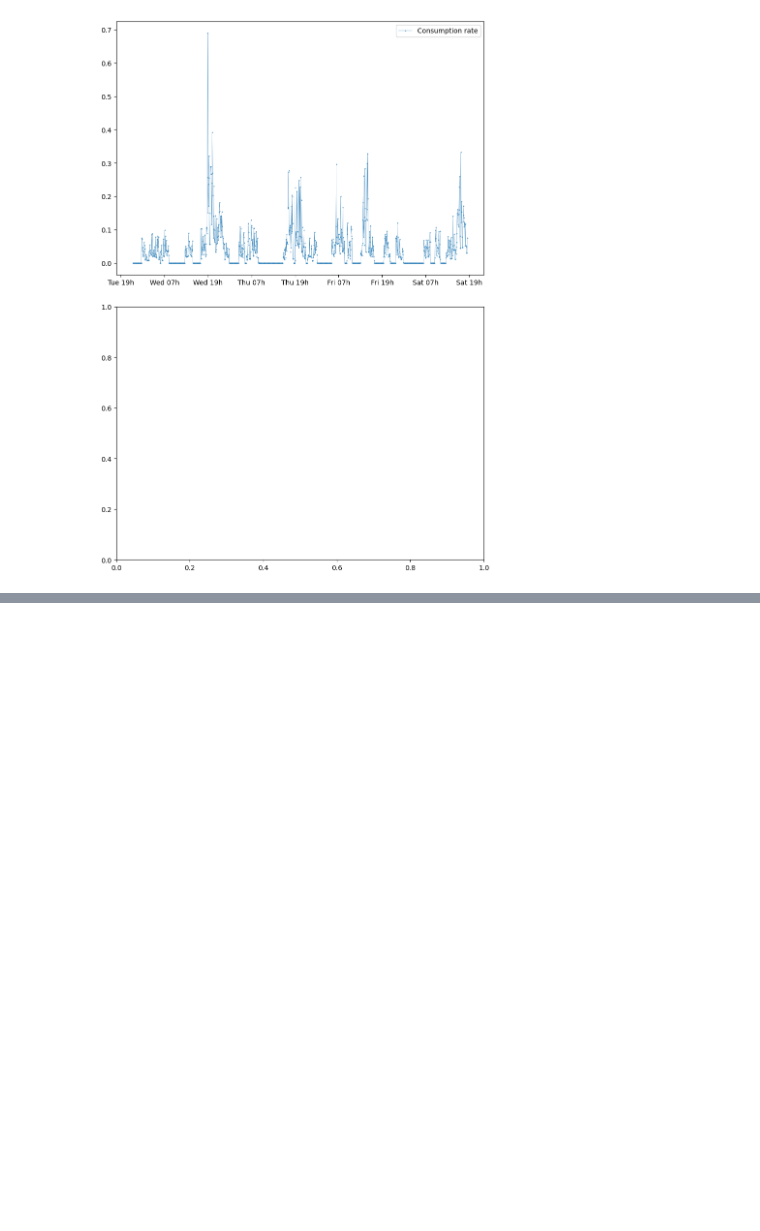
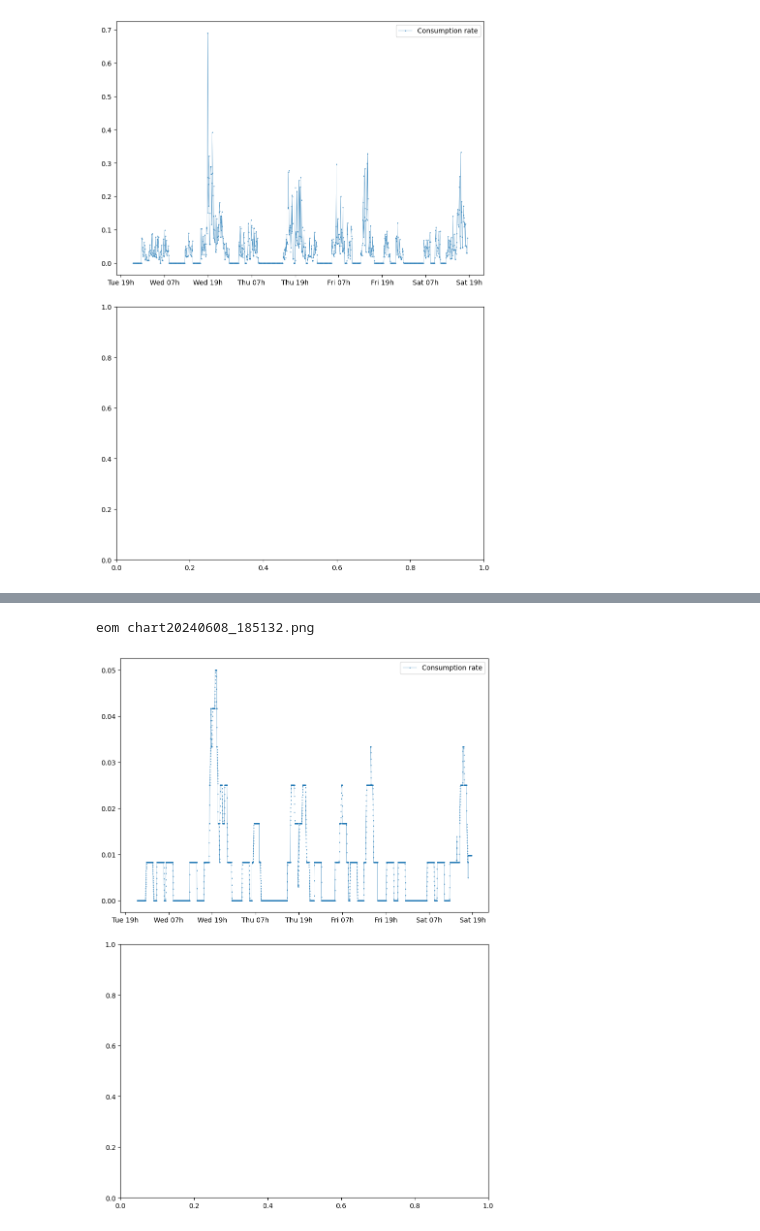
Before and after one commit to tomviolin/rtl433, a Jupyter notebook: Untitled1.ipynb, the cells around one changed output, grey strips where cells are left out. Saved outputs shown, nothing was run; the diff lists cells and outputs as text; code cells hidden in the pictures; blank space fills up the shorter version.

```diff
--- a/Untitled1.ipynb
+++ b/Untitled1.ipynb
@@ -35,0 +46,5 @@ eom chart20240608_183408.png
+# %%
+run graphit.py
+# %% [output]
+eom chart20240608_185132.png
+[figure, added]
```
Also changed, not shown: parts of 3 cells of this notebook, 7 other files.
